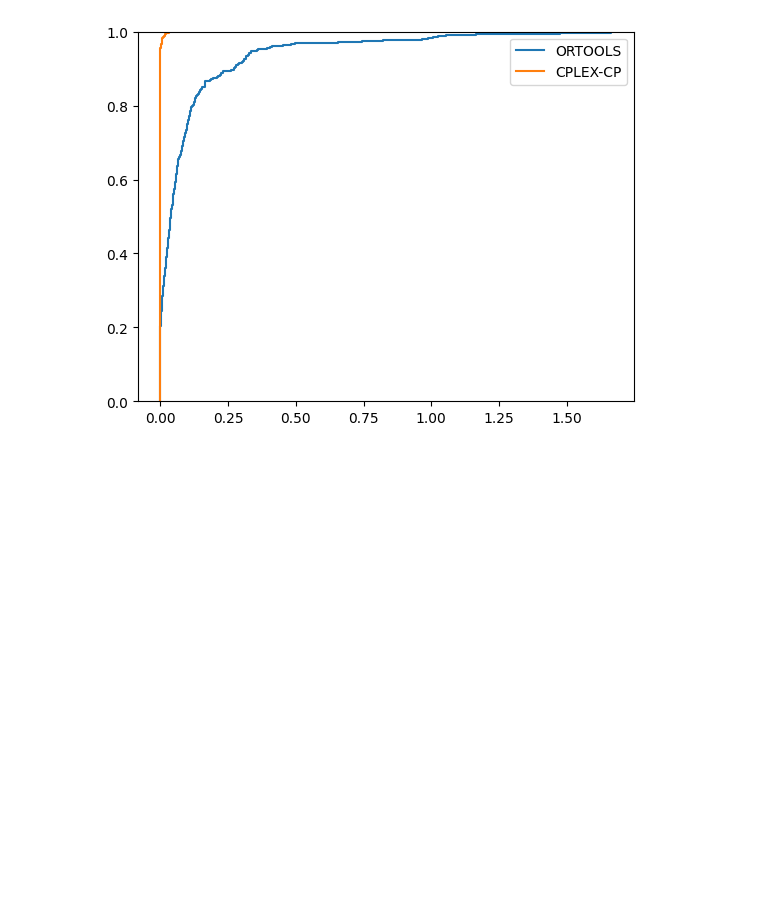
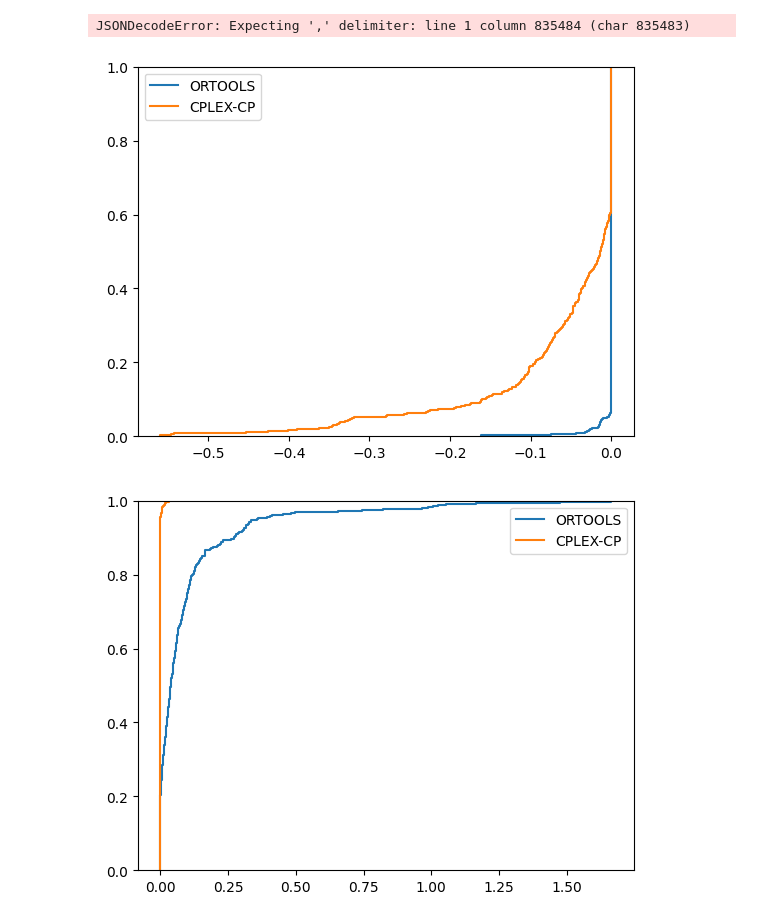
Before and after one commit to jrc-rodec/scheduling_model, a Jupyter notebook: code/analysis/comparison.ipynb, the cells around one changed output. Cells and saved outputs as stored; diff of their text form; code cells hidden in the pictures; blank space fills up the shorter version.

```diff
--- a/code/analysis/comparison.ipynb
+++ b/code/analysis/comparison.ipynb
@@ -20,12 +20,15 @@ def read_file(file : str) -> pd.DataFrame:
 # convert GA result file
 import json
 import copy
-ga_files = []
+main_path = r'C:\Users\huda\Downloads\OneDrive_1_9-27-2024'
+import os
+ga_files = [f for f in os.listdir(main_path)]
 out_path = 'data/results_ga_best.txt'
 #best = dict()
 for instance in ga_files:
-    with open(f'data/ga_data/{instance}.json', 'r') as file:
-        data = json.load(file)
+    with open(f'{main_path}\\{instance}', 'r') as file:
+        #file_congtent = file.read()
+        data = json.loads(f'[{file.read()}]')
         name = data[0]['name']
         best= copy.deepcopy(data[0])
         for run in data[1:]:
@@ -46,6 +49,8 @@ for instance in ga_files:
 
         with open(out_path, 'a') as out:
             out.write(f'{name};{optimization_status};{fitness_value};{lower_bound};{runtime};{result_vector1};{result_vector2};{result_vector3};{peak_cpu};{peak_ram};{resource_history};{best_result_history}')
+# %% [output]
+JSONDecodeError: Expecting ',' delimiter: line 1 column 835484 (char 835483)
 # %%
 for file in file_paths:
     all_data.append(read_file(file))
@@ -52,3 +105,12 @@ for file in file_paths:
+# %%
+result_vectors = get_cdf_comparison_vector(all_data, 'lower_bound')
+# %%
+for i in range(len(result_vectors)):
+    plt.ecdf(result_vectors[i], label=optimizers[i])
+plt.legend()
+plt.show()
+# %% [output]
+[figure, added]
 # %%
 def get_comparison(data, instance):
     best = float('inf')
```
Also changed, not shown: parts of 2 cells of this notebook.
